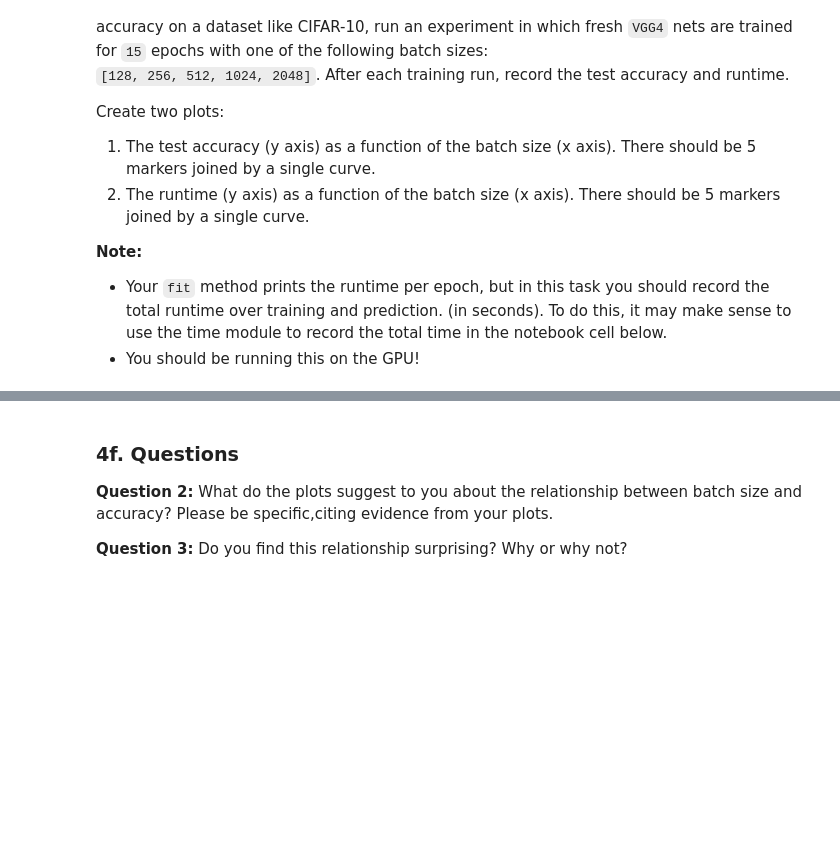
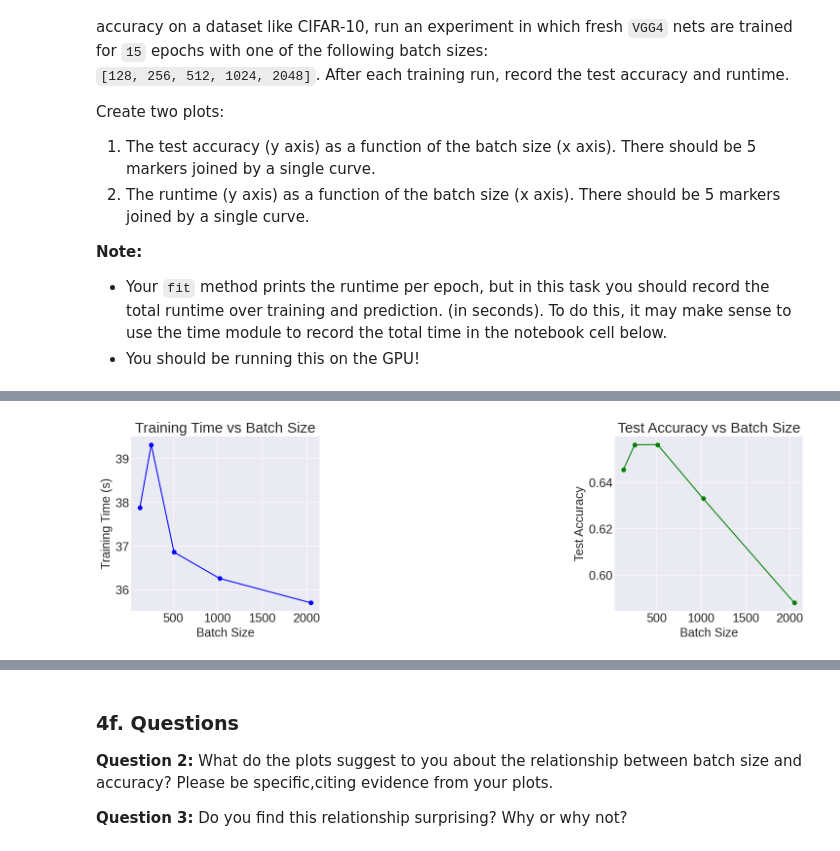
Before and after one commit to derekhessinger/CS444-project-1, a Jupyter notebook: vgg4.ipynb, the cells around one changed output, grey strips where cells are left out. Cells and saved outputs as stored; diff of their text form; code cells hidden in the pictures; blank space fills up the shorter version.

```diff
--- a/vgg4.ipynb
+++ b/vgg4.ipynb
@@ -145,0 +238,71 @@ tf.random.set_seed(0)
+# %%
+import time
+import numpy as np
+import matplotlib.pyplot as plt
+
+# KEEP THIS SEED
+tf.random.set_seed(0)
+
+batch_sizes = [128, 256, 512, 1024, 2048]
+results = {
+    'batch_sizes': batch_sizes,
+    'train_times': [],
+    'eval_times': [],
+    'accuracies': []
+}
+
+for batch_size in batch_sizes:
+    print(f"\nTesting batch size: {batch_size}")
+    print("-" * 50)
+
+    # Initialize model
+    vgg4 = VGG4(C=10, input_feats_shape=x_train.shape[1:])
+    vgg4.compile()
+
+    # Training time
+    start_time = time.time()
+    train_loss_hist, val_loss_hist, val_acc_hist, e = vgg4.fit(
+        x_train, y_train, x_val, y_val,
+        batch_size=batch_size,
+        max_epochs=15
+    )
+    train_time = time.time() - start_time
+    results['train_times'].append(train_time)
+
+    # Evaluation time and accuracy
+    start_time = time.time()
+    test_acc = vgg4.evaluate(x_test, y_test, batch_size)
+    eval_time = time.time() - start_time
+    results['accuracies'].append(test_acc[0])
+
+    print(f"Batch Size: {batch_size}")
+    print(f"Training Time: {train_time:.2f} seconds")
+    print(f"Final test accuracy: {test_acc[0]:.4f}")
+
+# Create plots
+plt.figure(figsize=(15, 5))
+
+# Training Time vs Batch Size
+plt.subplot(1, 3, 1)
+plt.plot(results['batch_sizes'], results['train_times'], 'b-o')
+plt.xlabel('Batch Size')
+plt.ylabel('Training Time (s)')
+plt.title('Training Time vs Batch Size')
+
+# Accuracy vs Batch Size
+plt.subplot(1, 3, 3)
+plt.plot(results['batch_sizes'], results['accuracies'], 'g-o')
+plt.xlabel('Batch Size')
+plt.ylabel('Test Accuracy')
+plt.title('Test Accuracy vs Batch Size')
+
+plt.tight_layout()
+plt.show()
+
+# Print numerical results for reference
+print("\nNumerical Results:")
+for i, batch_size in enumerate(results['batch_sizes']):
+    print(f"Batch Size: {batch_size}")
+    print(f"Training Time: {results['train_times'][i]:.2f}s")
+    print(f"Test Accuracy: {results['accuracies'][i]:.4f}\n")
+# %% [output]
@@ -145,0 +326 @@ tf.random.set_seed(0)
+[figure, added]
```
Also changed, not shown: parts of 15 cells of this notebook, 1 other file.
